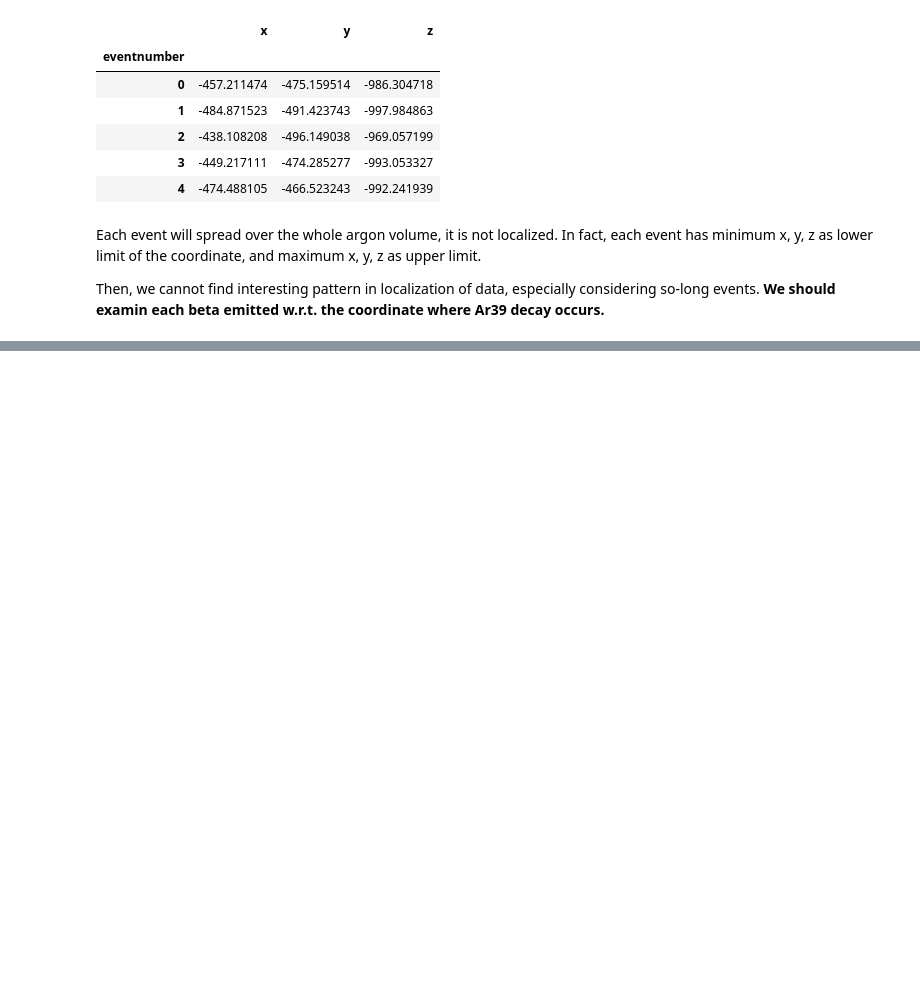
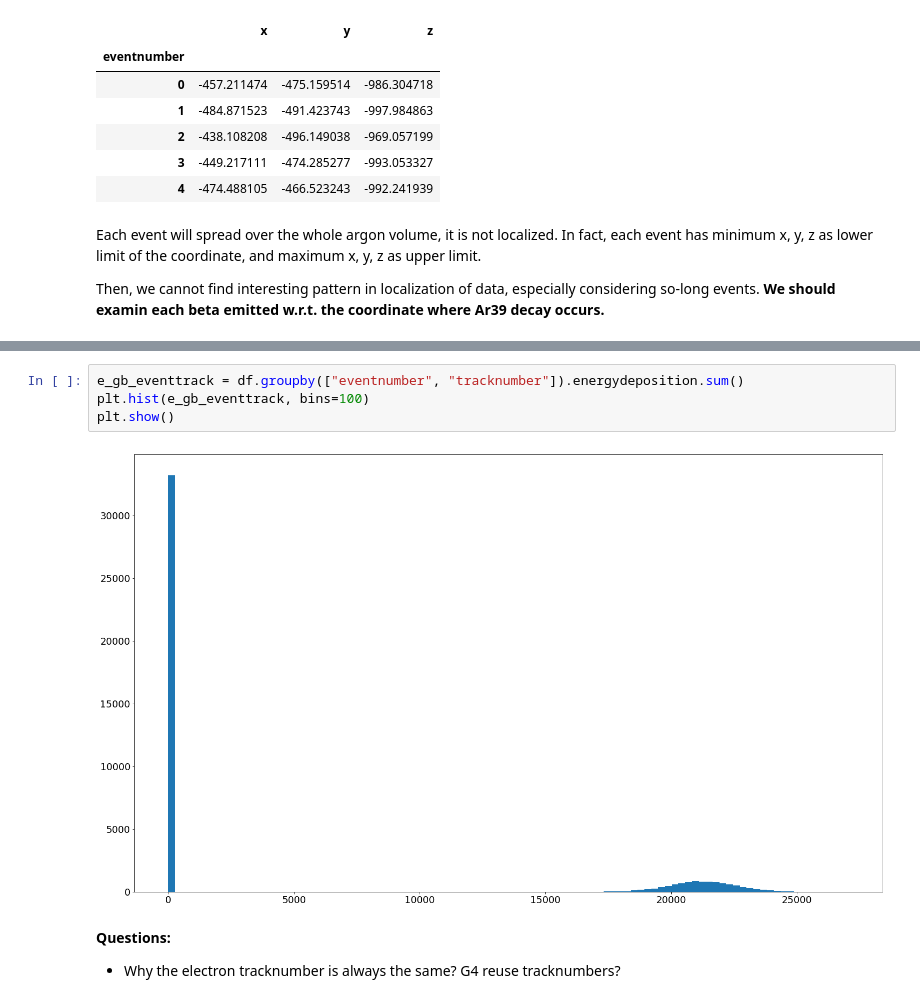
Before and after one commit to luigiberducci/ML4NP, a Jupyter notebook: Notebooks/analysis_1e6_ar39.ipynb, the cells around one changed output, grey strips where cells are left out. Cells and saved outputs as stored; diff of their text form; blank space fills up the shorter version.

```diff
--- a/Notebooks/analysis_1e6_ar39.ipynb
+++ b/Notebooks/analysis_1e6_ar39.ipynb
@@ -303,0 +297,9 @@ event8064
+# %%
+e_gb_eventtrack = df.groupby(["eventnumber", "tracknumber"]).energydeposition.sum()
+plt.hist(e_gb_eventtrack, bins=100)
+plt.show()
+# %% [output]
+[figure, added]
+# %% [markdown]
+**Questions:**
+- Why the electron tracknumber is always the same? G4 reuse tracknumbers?
```
Also changed, not shown: parts of 2 cells of this notebook, 1 other file.
